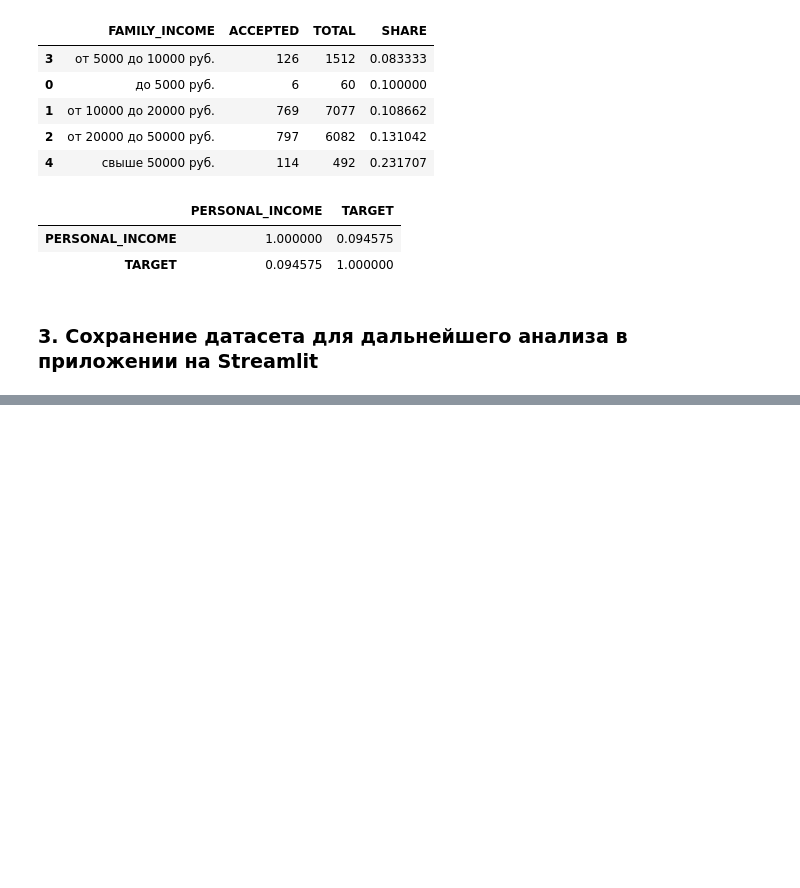
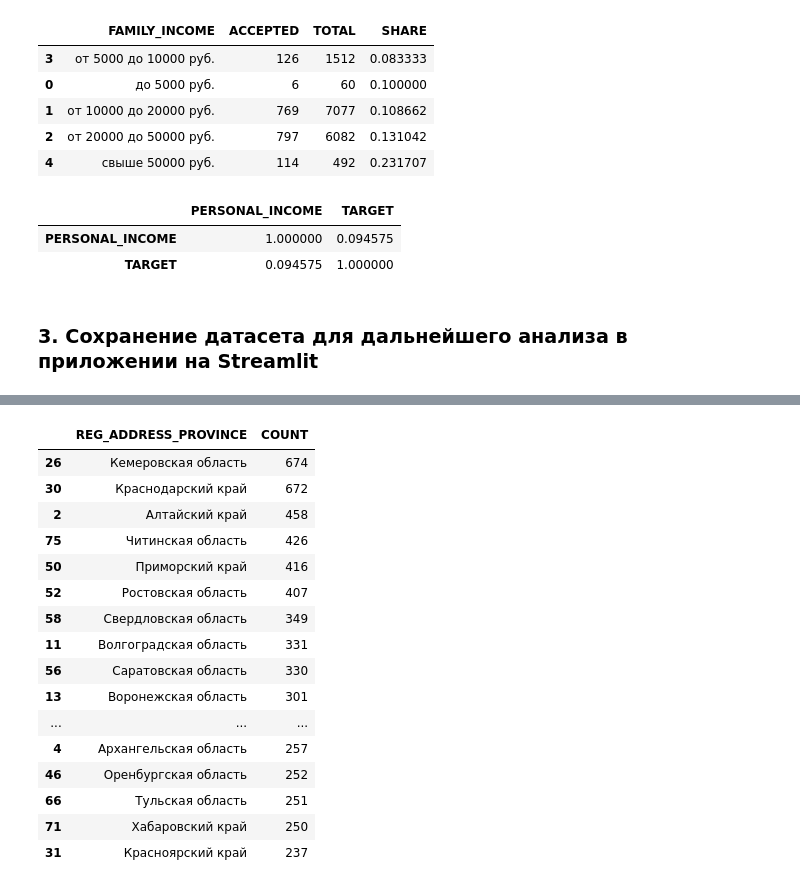
Before and after one commit to SeVlVershinin/py-applied-streamlit, a Jupyter notebook: ds.ipynb, the cells around one changed output, grey strips where cells are left out. Saved outputs shown, nothing was run; the diff lists cells and outputs as text; code cells hidden in the pictures; blank space fills up the shorter version.

```diff
--- a/ds.ipynb
+++ b/ds.ipynb
@@ -228,7 +228,7 @@ plt.figure(figsize=(25,5))
 for i in range(len(cat_columns)):
     plt.subplot(1,5,i+1)
     d = result.groupby(cat_columns[i], as_index=False).agg(COUNT = (cat_columns[i],'count'))
-    sns.barplot(d, x=cat_columns[i], y='COUNT', width=0.5)
+    g= sns.barplot(d, x=cat_columns[i], y='COUNT', width=0.5)
     # plt.xticks(rotation = 90)
 # %% [output]
 [figure]
@@ -539,0 +559,20 @@ AttributeError: 'list' object has no attribute 'spines'
+# %%
+result.groupby('REG_ADDRESS_PROVINCE', as_index=False).agg(COUNT = (cat_columns[i],'count')).sort_values('COUNT', ascending=False).head(20)
+# %% [output]
+|  | REG_ADDRESS_PROVINCE | COUNT |
+| 26 | Кемеровская область | 674 |
+| 30 | Краснодарский край | 672 |
+| 2 | Алтайский край | 458 |
+| 75 | Читинская область | 426 |
+| 50 | Приморский край | 416 |
+| 52 | Ростовская область | 407 |
+| 58 | Свердловская область | 349 |
+| 11 | Волгоградская область | 331 |
+| 56 | Саратовская область | 330 |
+| 13 | Воронежская область | 301 |
+| ... | ... | ... |
+| 4 | Архангельская область | 257 |
+| 46 | Оренбургская область | 252 |
+| 66 | Тульская область | 251 |
+| 71 | Хабаровский край | 250 |
+| 31 | Красноярский край | 237 |
```
Also changed, not shown: parts of 2 cells of this notebook, 1 other file.
